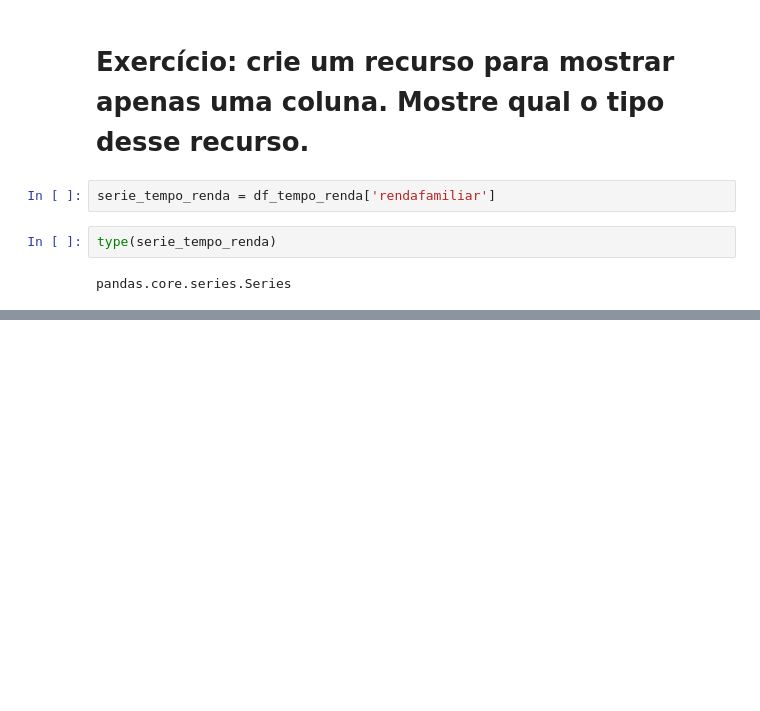
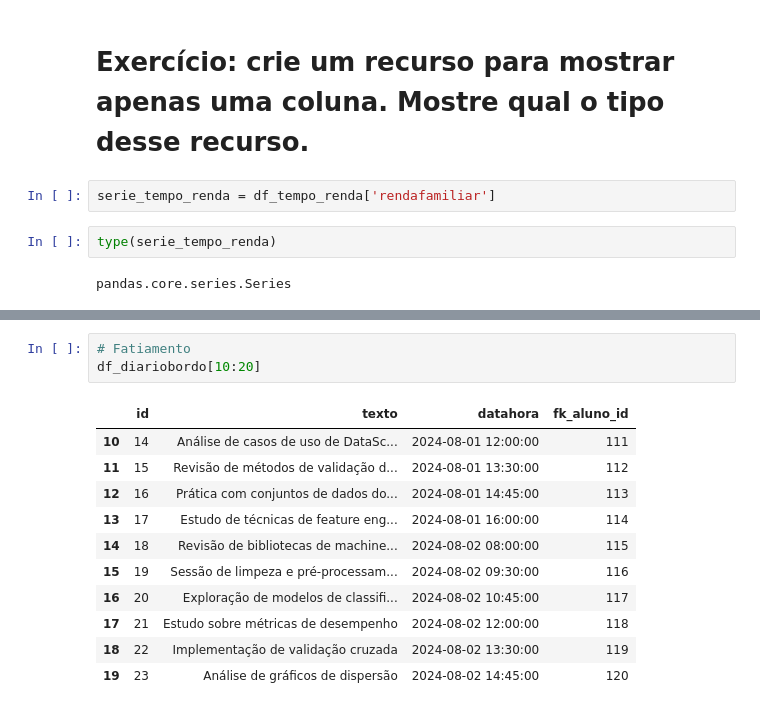
Before and after one commit to LeoSousaJesus/semana_ciencia_de_dados, a Jupyter notebook: projetotarde_final/notebook_tarde.ipynb, the cells around one changed output, grey strips where cells are left out. Cells and saved outputs as stored; diff of their text form; blank space fills up the shorter version.

```diff
--- a/projetotarde_final/notebook_tarde.ipynb
+++ b/projetotarde_final/notebook_tarde.ipynb
@@ -161,0 +459,15 @@ pandas.core.series.Series
+# %%
+# Fatiamento
+df_diariobordo[10:20]
+# %% [output]
+|  | id | texto | datahora | fk_aluno_id |
+| 10 | 14 | Análise de casos de uso de DataSc... | 2024-08-01 12:00:00 | 111 |
+| 11 | 15 | Revisão de métodos de validação d... | 2024-08-01 13:30:00 | 112 |
+| 12 | 16 | Prática com conjuntos de dados do... | 2024-08-01 14:45:00 | 113 |
+| 13 | 17 | Estudo de técnicas de feature eng... | 2024-08-01 16:00:00 | 114 |
+| 14 | 18 | Revisão de bibliotecas de machine... | 2024-08-02 08:00:00 | 115 |
+| 15 | 19 | Sessão de limpeza e pré-processam... | 2024-08-02 09:30:00 | 116 |
+| 16 | 20 | Exploração de modelos de classifi... | 2024-08-02 10:45:00 | 117 |
+| 17 | 21 | Estudo sobre métricas de desempenho | 2024-08-02 12:00:00 | 118 |
+| 18 | 22 | Implementação de validação cruzada | 2024-08-02 13:30:00 | 119 |
+| 19 | 23 | Análise de gráficos de dispersão | 2024-08-02 14:45:00 | 120 |
```
Also changed, not shown: parts of 54 cells of this notebook, 3 other files.
